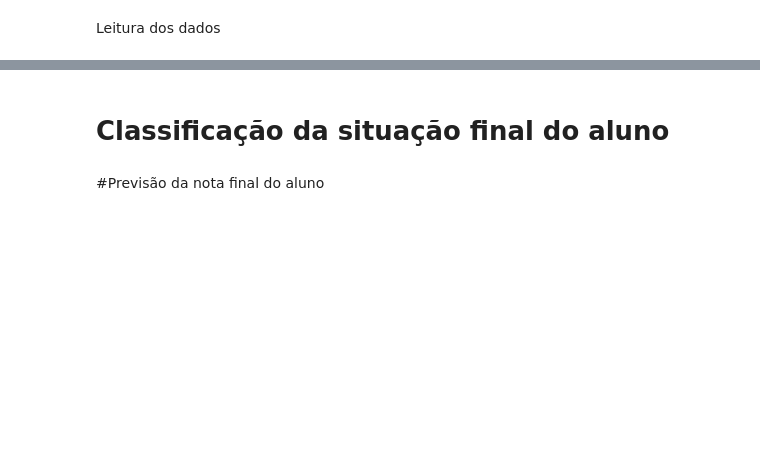
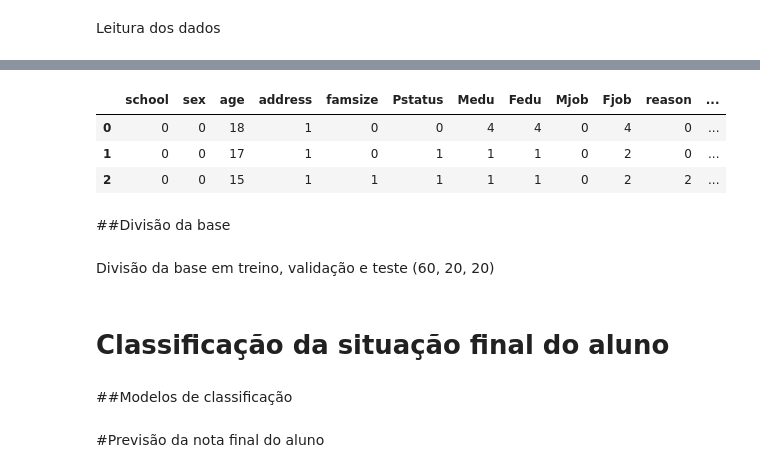
Before and after one commit to marcosflu/analise-dados-educacionais, a Jupyter notebook: Teste_análise_base_educacional.ipynb, the cells around one changed output, grey strips where cells are left out. Saved outputs shown, nothing was run; the diff lists cells and outputs as text; code cells hidden in the pictures; blank space fills up the shorter version.

Commit message:
Pré-processando as bases

```diff
--- a/Teste_análise_base_educacional.ipynb
+++ b/Teste_análise_base_educacional.ipynb
@@ -17,0 +86,8 @@ dataset_mat.head(2)
+# %%
+colunas_cat = ["Mjob", "Fjob", "reason", "guardian"]
+
+dataset_mat_proc = labelEncoder(dataset_mat_proc, colunas_cat, 'label_cat.txt')
+dataset_port_proc = labelEncoder(dataset_port_proc, colunas_cat, 'label_cat.txt')
+
+print("Primeira linha do dataset de matemática após a conversão dos atributos categóricos:")
+dataset_mat_proc.head(1)
@@ -17,0 +121,9 @@ dataset_mat.head(2)
+# %%
+dataset_mat_proc['aprovado'] = ''
+dataset_mat_proc.loc[(dataset_mat_proc.G3 >= 10), 'aprovado'] = 1
+dataset_mat_proc.loc[(dataset_mat_proc.G3 < 10), 'aprovado'] = 0
+
+dataset_port_proc['aprovado'] = ''
+dataset_port_proc.loc[(dataset_port_proc.G3 >= 10), 'aprovado'] = 1
+dataset_port_proc.loc[(dataset_port_proc.G3 < 10), 'aprovado'] = 0
+dataset_port_proc.head(2)
@@ -17,0 +141,24 @@ dataset_mat.head(2)
+# %%
+dataset_mat_proc['conceito'] = ''
+dataset_mat_proc.loc[(dataset_mat_proc.G3 >= 0) & (dataset_mat_proc.G3 < 10), 'conceito'] = 'F'
+dataset_mat_proc.loc[(dataset_mat_proc.G3 >= 10) & (dataset_mat_proc.G3 < 12), 'conceito'] = 'D'
+dataset_mat_proc.loc[(dataset_mat_proc.G3 >= 12) & (dataset_mat_proc.G3 < 14), 'conceito'] = 'C'
+dataset_mat_proc.loc[(dataset_mat_proc.G3 >= 14) & (dataset_mat_proc.G3 < 16), 'conceito'] = 'B'
+dataset_mat_proc.loc[(dataset_mat_proc.G3 >= 16) & (dataset_mat_proc.G3 <= 20), 'conceito'] = 'A'
+
+dataset_port_proc['conceito'] = ''
+dataset_port_proc.loc[(dataset_port_proc.G3 >= 0) & (dataset_port_proc.G3 < 10), 'conceito'] = 'F'
+dataset_port_proc.loc[(dataset_port_proc.G3 >= 10) & (dataset_port_proc.G3 < 12), 'conceito'] = 'D'
+dataset_port_proc.loc[(dataset_port_proc.G3 >= 12) & (dataset_port_proc.G3 < 14), 'conceito'] = 'C'
+dataset_port_proc.loc[(dataset_port_proc.G3 >= 14) & (dataset_port_proc.G3 < 16), 'conceito'] = 'B'
+dataset_port_proc.loc[(dataset_port_proc.G3 >= 16) & (dataset_port_proc.G3 <= 20), 'conceito'] = 'A'
+dataset_port_proc.head(3)
+# %% [output]
+|  | school | sex | age | address | famsize | Pstatus | Medu | Fedu | Mjob | Fjob | reason | ... |
+| 0 | 0 | 0 | 18 | 1 | 0 | 0 | 4 | 4 | 0 | 4 | 0 | ... |
+| 1 | 0 | 0 | 17 | 1 | 0 | 1 | 1 | 1 | 0 | 2 | 0 | ... |
+| 2 | 0 | 0 | 15 | 1 | 1 | 1 | 1 | 1 | 0 | 2 | 2 | ... |
+# %% [markdown]
+##Divisão da base
+# %% [markdown]
+Divisão da base em treino, validação e teste (60, 20, 20)
@@ -18,2 +168,4 @@ dataset_mat.head(2)
 # %% [markdown]
 # Classificação da situação final do aluno
+# %% [markdown]
+##Modelos de classificação
```
Also changed, not shown: parts of 19 cells of this notebook.
